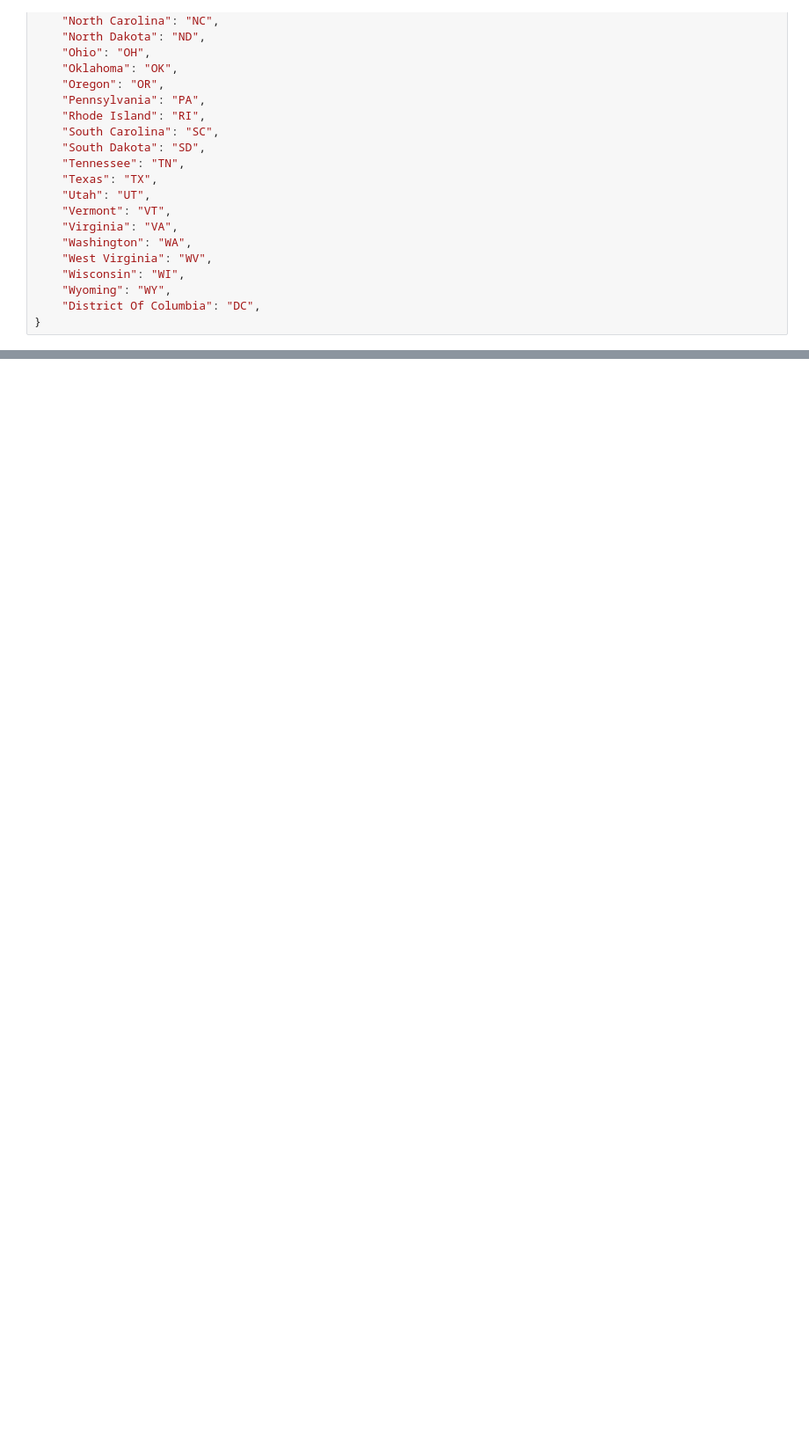
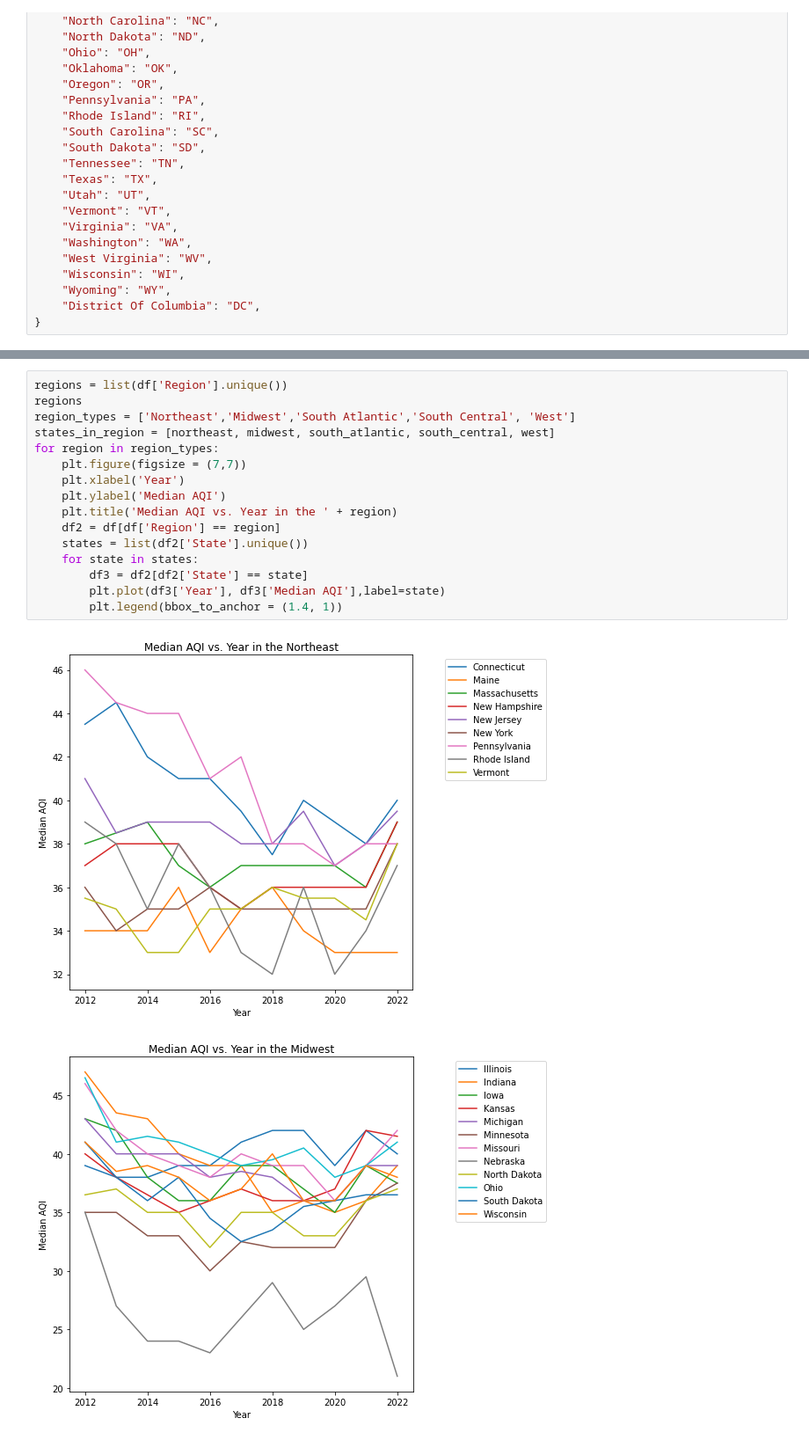
Before and after one commit to mreeve29/mreeve29.github.io, a Jupyter notebook: Sam_Working.ipynb, the cells around one changed output, grey strips where cells are left out. Shown at 88% size. Cells and saved outputs as stored; diff of their text form; blank space fills up the shorter version.

Commit message:
line graphs

```diff
--- a/Sam_Working.ipynb
+++ b/Sam_Working.ipynb
@@ -225,3 +224,22 @@ df.head()
 | 2 | Alabama | 2014 | 280.5 | 232.0 | 41.5 | 0.0 | 0.0 | ... |
 | 3 | Alabama | 2015 | 323.5 | 225.0 | 44.0 | 1.0 | 0.0 | ... |
 | 4 | Alabama | 2016 | 307.5 | 235.5 | 39.0 | 1.0 | 0.0 | ... |
+# %%
+regions = list(df['Region'].unique())
+regions
+region_types = ['Northeast','Midwest','South Atlantic','South Central', 'West']
+states_in_region = [northeast, midwest, south_atlantic, south_central, west]
+for region in region_types:
+    plt.figure(figsize = (7,7))
+    plt.xlabel('Year')
+    plt.ylabel('Median AQI')
+    plt.title('Median AQI vs. Year in the ' + region)
+    df2 = df[df['Region'] == region]
+    states = list(df2['State'].unique())
+    for state in states:
+        df3 = df2[df2['State'] == state]
+        plt.plot(df3['Year'], df3['Median AQI'],label=state)
+        plt.legend(bbox_to_anchor = (1.4, 1))
+# %% [output]
+[figure, added]
+[figure, added]
```
Also changed, not shown: parts of 2 cells of this notebook.
